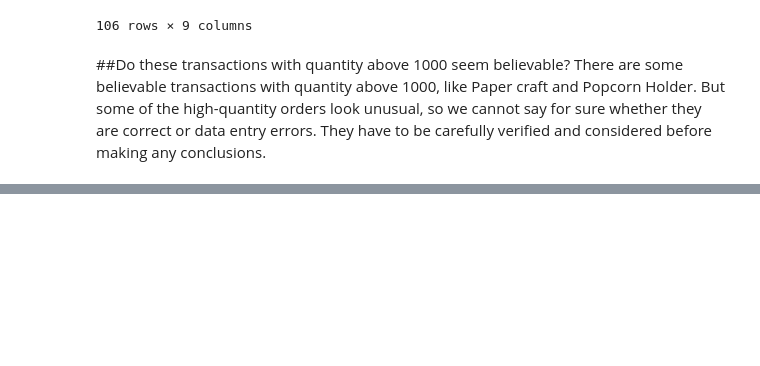
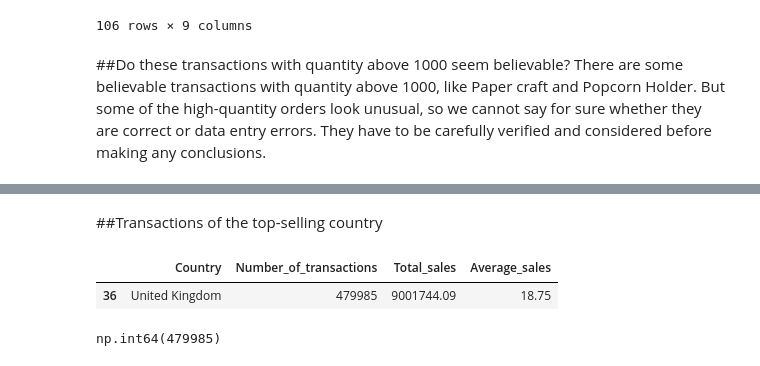
Before and after one commit to AishwaryaJupudi/Rebounce-Applied-AI-and-Analytics-Codes, a Jupyter notebook: Python_301.ipynb, the cells around one changed output, grey strips where cells are left out. Drawn from its saved outputs; the diff is of its cells as text; code cells hidden in the pictures; blank space fills up the shorter version.

```diff
--- a/Python_301.ipynb
+++ b/Python_301.ipynb
@@ -278,0 +331,12 @@ There are some believable transactions with quantity above 1000, like Paper craf
+# %% [markdown]
+##Transactions of the top-selling country
+# %%
+Top_country = country_summary.sort_values('Total_sales',ascending=False).head(1)
+Top_country
+# %% [output]
+|  | Country | Number_of_transactions | Total_sales | Average_sales |
+| 36 | United Kingdom | 479985 | 9001744.09 | 18.75 |
+# %%
+Top_country['Number_of_transactions'].iloc[0]
+# %% [output]
+np.int64(479985)
```
Also changed, not shown: parts of 11 cells of this notebook.
